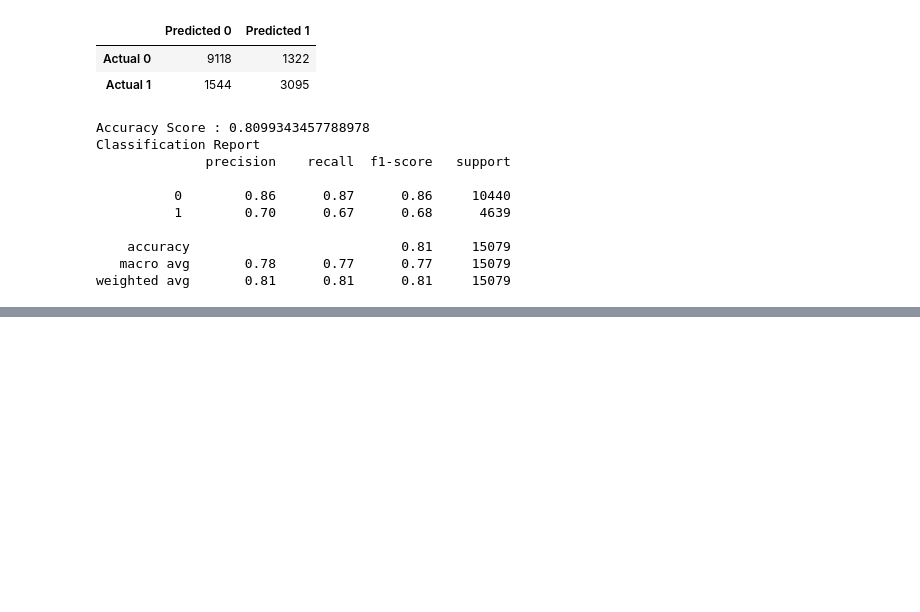
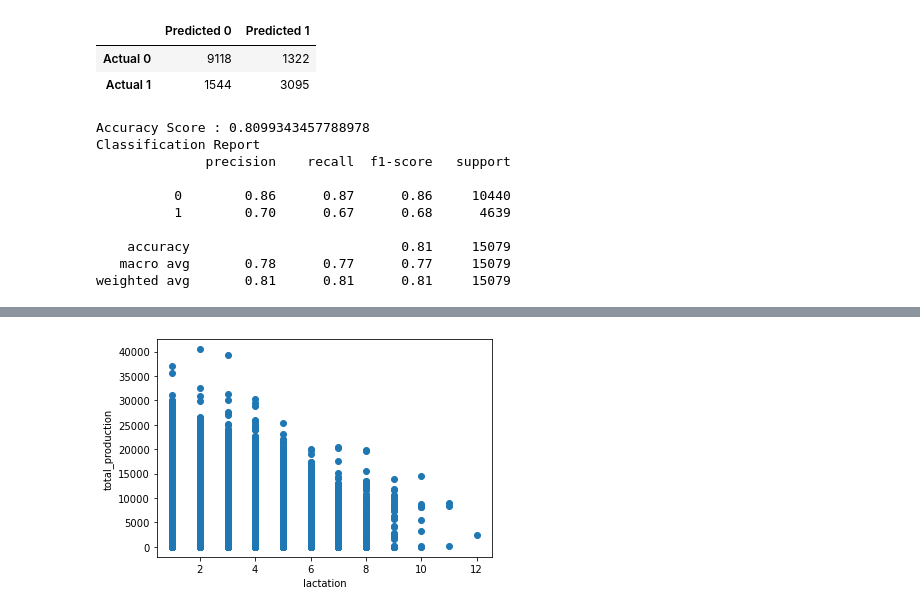
Before and after one commit to maadpeal/final_project_milk, a Jupyter notebook: Draft Tree model.ipynb, the cells around one changed output, grey strips where cells are left out. Drawn from its saved outputs; the diff is of its cells as text; code cells hidden in the pictures; blank space fills up the shorter version.

```diff
--- a/Draft Tree model.ipynb
+++ b/Draft Tree model.ipynb
@@ -148,0 +163,7 @@ weighted avg       0.81      0.81      0.81     15079
+# %%
+plt.scatter(data_df.lactation, data_df.total_production)
+plt.xlabel('lactation')
+plt.ylabel('total_production')
+plt.show()
+# %% [output]
+[figure, added]
```
Also changed, not shown: parts of 5 cells of this notebook.
